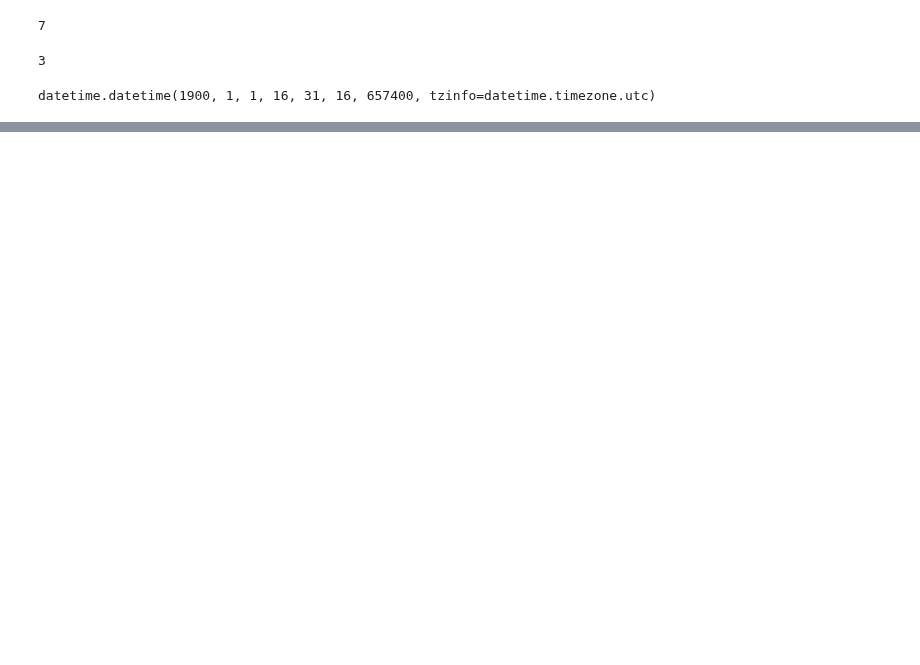
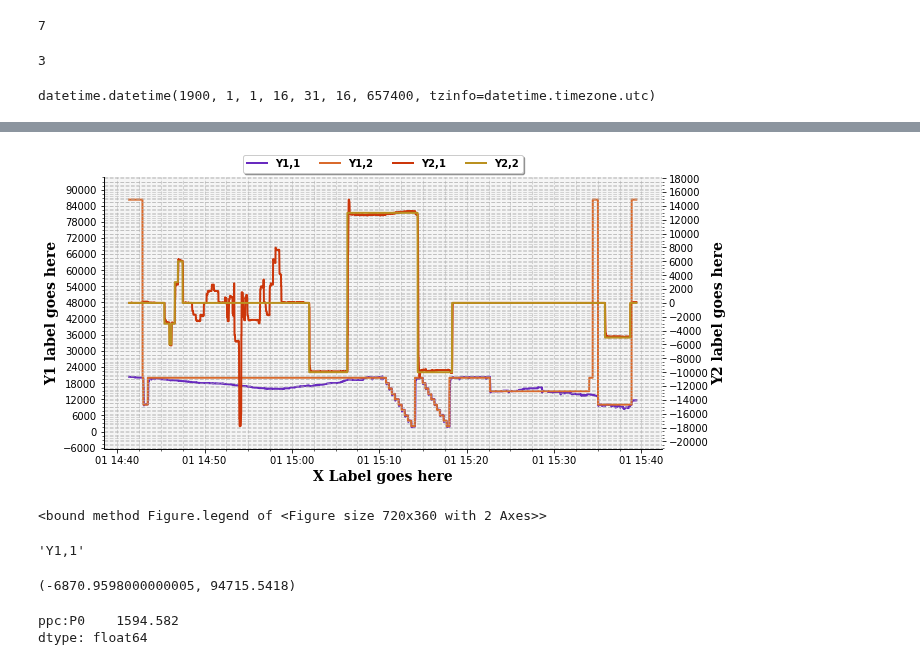
Before and after one commit to skont21/my_python_repository, a Jupyter notebook: plotly/Plot.ipynb, the cells around one changed output, grey strips where cells are left out. Saved outputs shown, nothing was run; the diff lists cells and outputs as text; code cells hidden in the pictures; blank space fills up the shorter version.

```diff
--- a/plotly/Plot.ipynb
+++ b/plotly/Plot.ipynb
@@ -383,26 +256,0 @@ class move_obj:
-# %%
-%matplotlib notebook
-csv=input("Please enter the path of you csv file:")
-data = get_data_from_csv(csv)
-(time,m,s,en)=get_traces(data)
-fig,axes,lines,leg= plot_PQ(time,m['P'].iloc[:,0],m['Q'].iloc[:,0],s['Q'].iloc[:,1-1],en['Q'].iloc[:,0],200)
-props = dict(boxstyle='round', facecolor='wheat', alpha=0.5)
-axes[0].set_zorder(0.1)
-axes[0].patch.set_visible(False)
-x=fig.axes[0].get_xlim()[0]+(fig.axes[0].get_xlim()[1]-fig.axes[0].get_xlim()[0])/2
-y=fig.axes[0].get_ylim()[0]+(fig.axes[0].get_ylim()[1]-fig.axes[0].get_ylim()[0])/10
-v_line=axes[0].axvline(x=x,linewidth=2, ls='--',c='k',picker=5)
-h_line=fig.axes[0].axhline(y=y,linewidth=2,c='k',picker=5)
-h_line2=fig.axes[0].axhline(y=5*y,linewidth=2,c='k',picker=5)
-arrow_line = fig.axes[0].annotate(s="",xy=(x,y),xytext=(x-1000/86400,y), arrowprops=dict(lw=2,arrowstyle='->'),picker=5)
-text = fig.axes[0].text(x,y,"test",rotation=90,fontdict={'size':12,'weight':'bold'},bbox=props,picker=5)
-dt=move_obj(text,fig,None)
-dt.connect_obj()
-dv = move_obj(v_line,fig,"Vertical")
-dv.connect_obj()
-dh = move_obj(h_line,fig,"Horizontal")
-dh.connect_obj()
-dh2 = move_obj(h_line2,fig,"Horizontal")
-dh2.connect_obj()
-da=move_obj(arrow_line,fig,"Arrow")
-da.connect_obj()
@@ -438,0 +329,8 @@ bb_datacoords.xmax
+# %%
+lines[0].set_label("P")
+lines[1].set_label("Q")
+lines[2].set_label("Qs")
+labs = [l.get_label() for l in lines]
+axes[0].legend(lines[:-1],labs,bbox_to_anchor=(0.5, 1.1),loc='upper center',ncol=len(lines),prop=legend_font,
+               fancybox=True, shadow=True)
+fig.canvas.draw()
@@ -438,0 +403,12 @@ bb_datacoords.xmax
+# %%
+y1={"tr":m['P'].iloc[:,0],"ax2":False}
+y2={"tr":s['P'].iloc[:,0],"ax2":False}
+y3={"tr":m['Q'].iloc[:,0],"ax2":True}
+y4={"tr":s['Q'].iloc[:,0],"ax2":True}
+fig,axes,lines,leg=custom_plot(time,y1,y2,y3,y4)
+# %% [output]
+[figure, added]
+# %%
+fig.legend()
+# %% [output]
+<bound method Figure.legend of <Figure size 720x360 with 2 Axes>>
@@ -438,0 +417,13 @@ bb_datacoords.xmax
+# %%
+leg.get_lines()[0].get_label()
+# %% [output]
+'Y1,1'
+# %%
+calc_minmax(y1['tr'],y2['tr'])
+# %% [output]
+(-6870.9598000000005, 94715.5418)
+# %%
+m['P'].min()
+# %% [output]
+ppc:P0    1594.582
+dtype: float64
```
Also changed, not shown: parts of 14 cells of this notebook.
